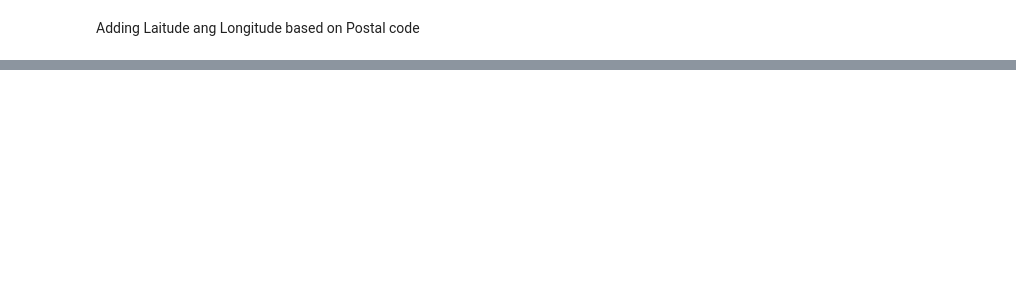
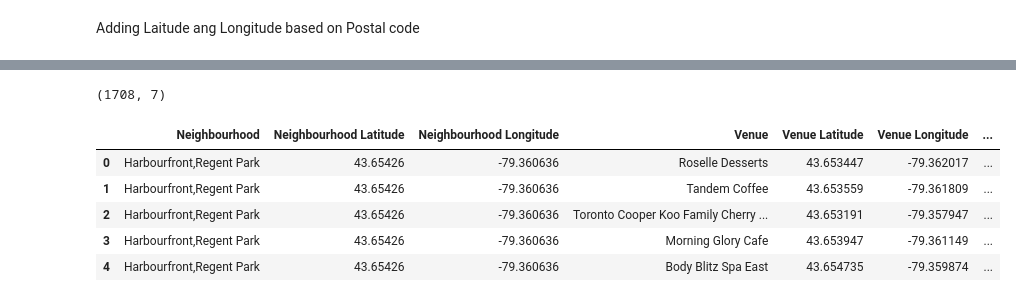
Before and after one commit to pitamganai/Capstone_project, a Jupyter notebook: Caostone_Project_Week3.ipynb, the cells around one changed output, grey strips where cells are left out. Saved outputs shown, nothing was run; the diff lists cells and outputs as text; code cells hidden in the pictures; blank space fills up the shorter version.

```diff
--- a/Caostone_Project_Week3.ipynb
+++ b/Caostone_Project_Week3.ipynb
@@ -180,0 +184,8 @@ df_canada_result
+# %%
+address = 'Toronto'
+
+geolocator = Nominatim()
+location = geolocator.geocode(address)
+latitude = location.latitude
+longitude = location.longitude
+print('The geograpical coordinate of Toronto City are {}, {}.'.format(latitude, longitude))
@@ -180,0 +194,16 @@ df_canada_result
+# %%
+map_toronto = folium.Map(location=[latitude, longitude], zoom_start=10)
+
+for lat, lng, borough, neighborhood in zip(df_toronto_result['Latitude'], df_toronto_result['Longitude'], df_toronto_result['Borough'], df_toronto_result['Neighbourhood']):
+    label = '{}, {}'.format(neighborhood, borough)
+    label = folium.Popup(label, parse_html=True)
+    folium.CircleMarker(
+        [lat, lng],
+        radius=5,
+        popup=label,
+        color='blue',
+        fill=True,
+        fill_color='#3186cc',
+        fill_opacity=0.7).add_to(map_toronto)
+
+map_toronto
@@ -180,0 +212,5 @@ df_canada_result
+# %%
+#Access to FourSquare
+CLIENT_ID = 'UMLBZ0S5KMW2UT03CS5T1U42PVWAWKWMFFNT3JOUD5MH2F2M' # your Foursquare ID
+CLIENT_SECRET = 'C2PZSPPZ0GNVFQBBNSD4M2CVURJGZXOVVIQDNCOER33MM42K' # your Foursquare Secret
+VERSION = '20181222' # Foursquare API version
@@ -180,0 +299,5 @@ df_canada_result
+# %%
+toronto_venues = getNearbyVenues(names=df_toronto_result['Neighbourhood'],
+                        latitudes=df_toronto_result['Latitude'],
+                        longitudes=df_toronto_result['Longitude']
+                                  )
@@ -180,0 +322,13 @@ df_canada_result
+# %%
+toronto_venues.shape
+# %% [output]
+(1708, 7)
+# %%
+toronto_venues.head()
+# %% [output]
+|  | Neighbourhood | Neighbourhood Latitude | Neighbourhood Longitude | Venue | Venue Latitude | Venue Longitude | ... |
+| 0 | Harbourfront,Regent Park | 43.65426 | -79.360636 | Roselle Desserts | 43.653447 | -79.362017 | ... |
+| 1 | Harbourfront,Regent Park | 43.65426 | -79.360636 | Tandem Coffee | 43.653559 | -79.361809 | ... |
+| 2 | Harbourfront,Regent Park | 43.65426 | -79.360636 | Toronto Cooper Koo Family Cherry ... | 43.653191 | -79.357947 | ... |
+| 3 | Harbourfront,Regent Park | 43.65426 | -79.360636 | Morning Glory Cafe | 43.653947 | -79.361149 | ... |
+| 4 | Harbourfront,Regent Park | 43.65426 | -79.360636 | Body Blitz Spa East | 43.654735 | -79.359874 | ... |
```
Also changed, not shown: parts of 39 cells of this notebook.
